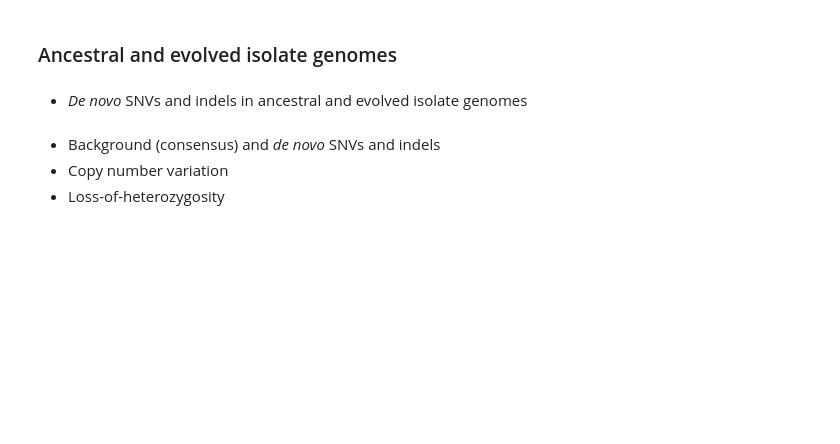
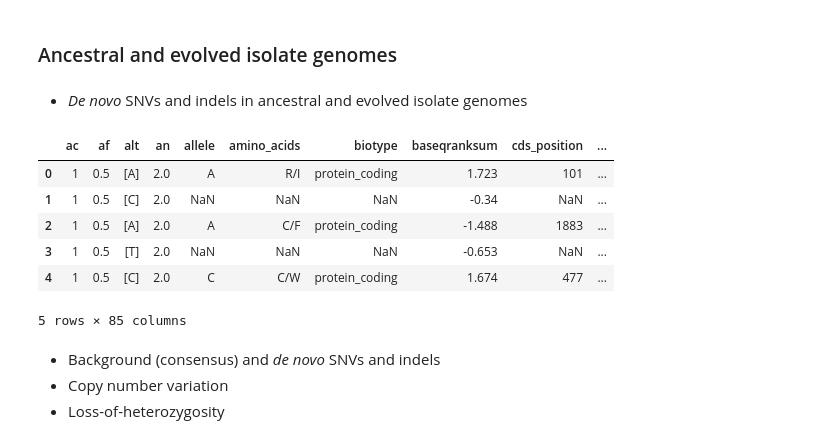
Before and after one commit to ivazquez/clonal-heterogeneity, a Jupyter notebook: src/figure4.ipynb, the cells around one changed output. Drawn from its saved outputs; the diff is of its cells as text; code cells hidden in the pictures; blank space fills up the shorter version.

```diff
--- a/src/figure4.ipynb
+++ b/src/figure4.ipynb
@@ -33,21 +40,29 @@ chr_coords.head()
 # %% [markdown]
 * *De novo* SNVs and indels in ancestral and evolved isolate genomes
 # %%
-# load data
-seq_mut_df = utils.load_data(dir_data+'seq/de-novo/seq_de_novo_snps_indels.pickle')
+# Load data
+seq_mut_df = utils.load_data(dir_data+'seq/de-novo/seq_de_novo_snv_indel.pickle')
 
 seq_mut_df = seq_mut_df.rename(columns={'chrom':'chr_arabic', 'pos':'site'})
 seq_mut_df['chr_roman'] = seq_mut_df['chr_arabic'].apply(utils.int_to_roman)
 seq_mut_df = utils.chr_to_gw(seq_mut_df, chr_coords)
 
 seq_mut_df = seq_mut_df[(seq_mut_df.clone!='')].reset_index(drop=True)
 
-# remap genotype values
+# Remap genotype values
 seq_mut_df['genotype'] = seq_mut_df['genotype'].map({'0': 0, '1': 2,'0/0': 0, '0/1': 1, '1/0': 1, '1/1': 2})
 
-seq_mut_df['type'] = 'snp_indel'
+seq_mut_df['type'] = 'snv_indel'
 
 seq_mut_df.head()
+# %% [output]
+|  | ac | af | alt | an | allele | amino_acids | biotype | baseqranksum | cds_position | ... |
+| 0 | 1 | 0.5 | [A] | 2.0 | A | R/I | protein_coding | 1.723 | 101 | ... |
+| 1 | 1 | 0.5 | [C] | 2.0 | NaN | NaN | NaN | -0.34 | NaN | ... |
+| 2 | 1 | 0.5 | [A] | 2.0 | A | C/F | protein_coding | -1.488 | 1883 | ... |
+| 3 | 1 | 0.5 | [T] | 2.0 | NaN | NaN | NaN | -0.653 | NaN | ... |
+| 4 | 1 | 0.5 | [C] | 2.0 | C | C/W | protein_coding | 1.674 | 477 | ... |
+5 rows × 85 columns
 # %% [markdown]
 * Background (consensus) and *de novo* SNVs and indels
 * Copy number variation
```
Also changed, not shown: parts of 5 cells of this notebook, 42 other files.
